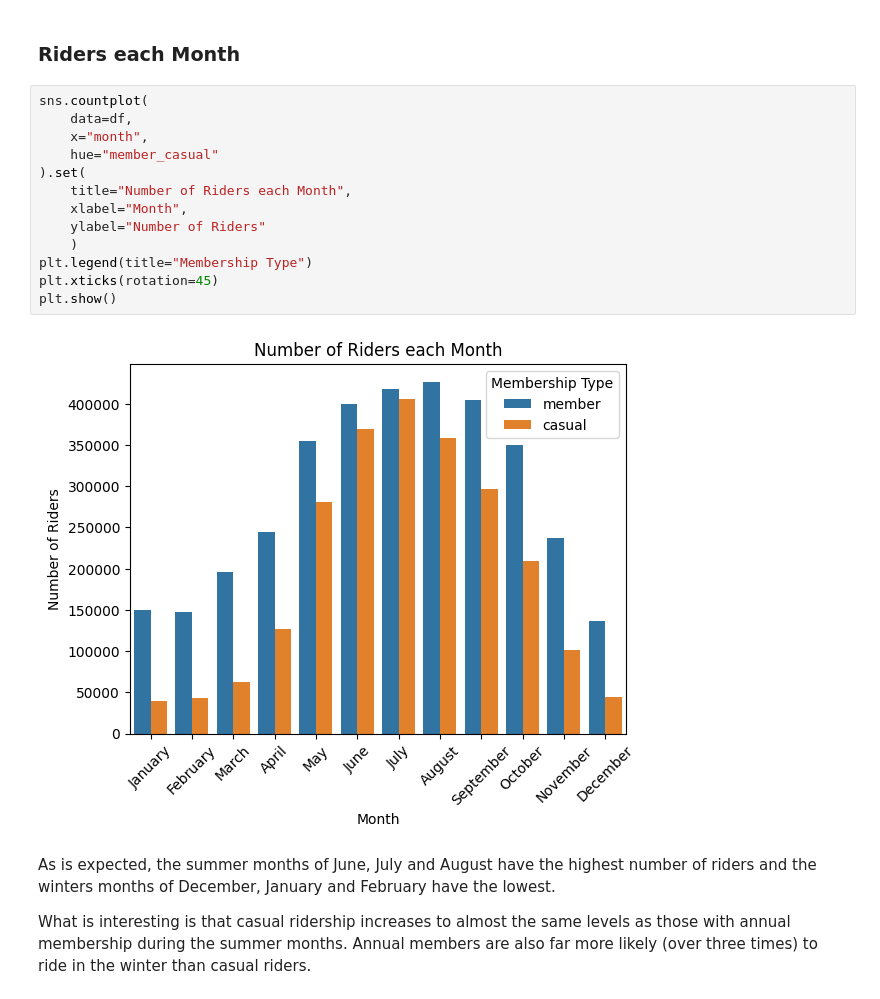
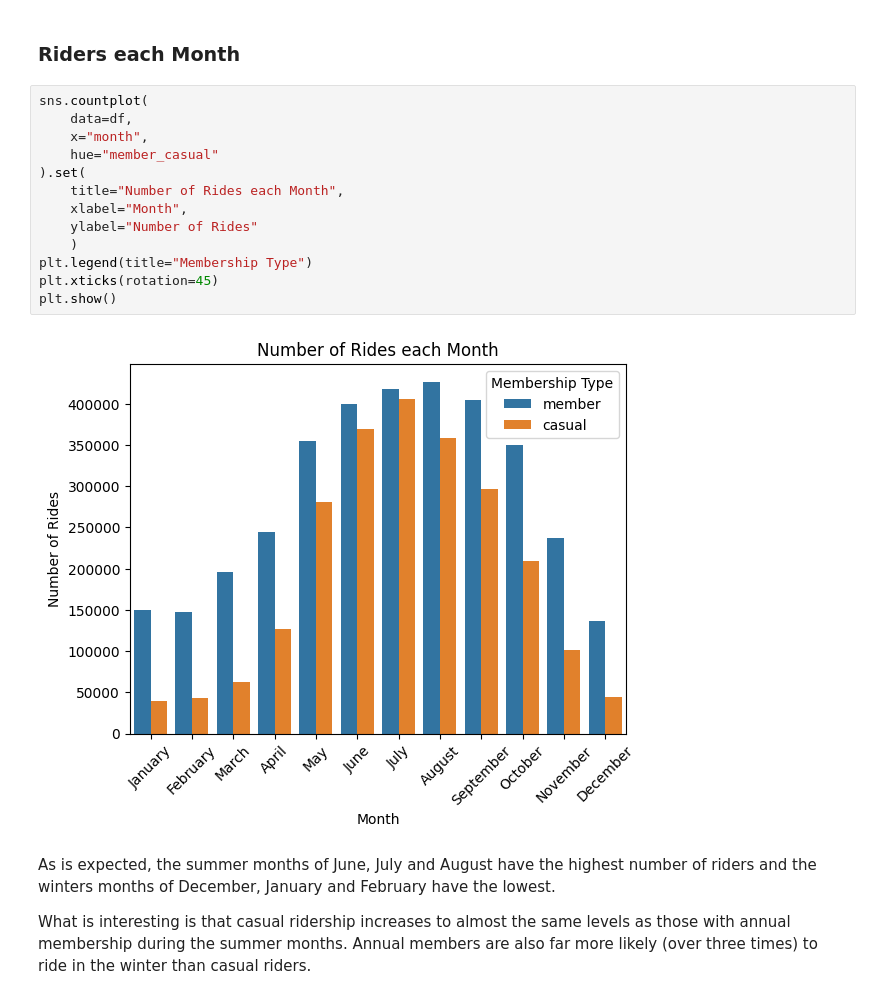
Before and after one commit to paulgreber/RideShareAnalysis, a Jupyter notebook: ride_share_analysis.ipynb, the cells around one changed output. Drawn from its saved outputs; the diff is of its cells as text.

```diff
--- a/ride_share_analysis.ipynb
+++ b/ride_share_analysis.ipynb
@@ -388,18 +388,18 @@ Currently there are more annual members than casual riders.
 # %%
 sns.countplot(
     data=df,
     x="month",
     hue="member_casual"
 ).set(
-    title="Number of Riders each Month",
+    title="Number of Rides each Month",
     xlabel="Month",
-    ylabel="Number of Riders"
+    ylabel="Number of Rides"
     )
 plt.legend(title="Membership Type")
 plt.xticks(rotation=45)
 plt.show()
 # %% [output]
-[figure, old version]
+[figure, new version]
 # %% [markdown]
 As is expected, the summer months of June, July and August have the highest number of riders and the winters months of December, January and February have the lowest.
 
```
Also changed, not shown: parts of 5 cells of this notebook, 7 other files.
